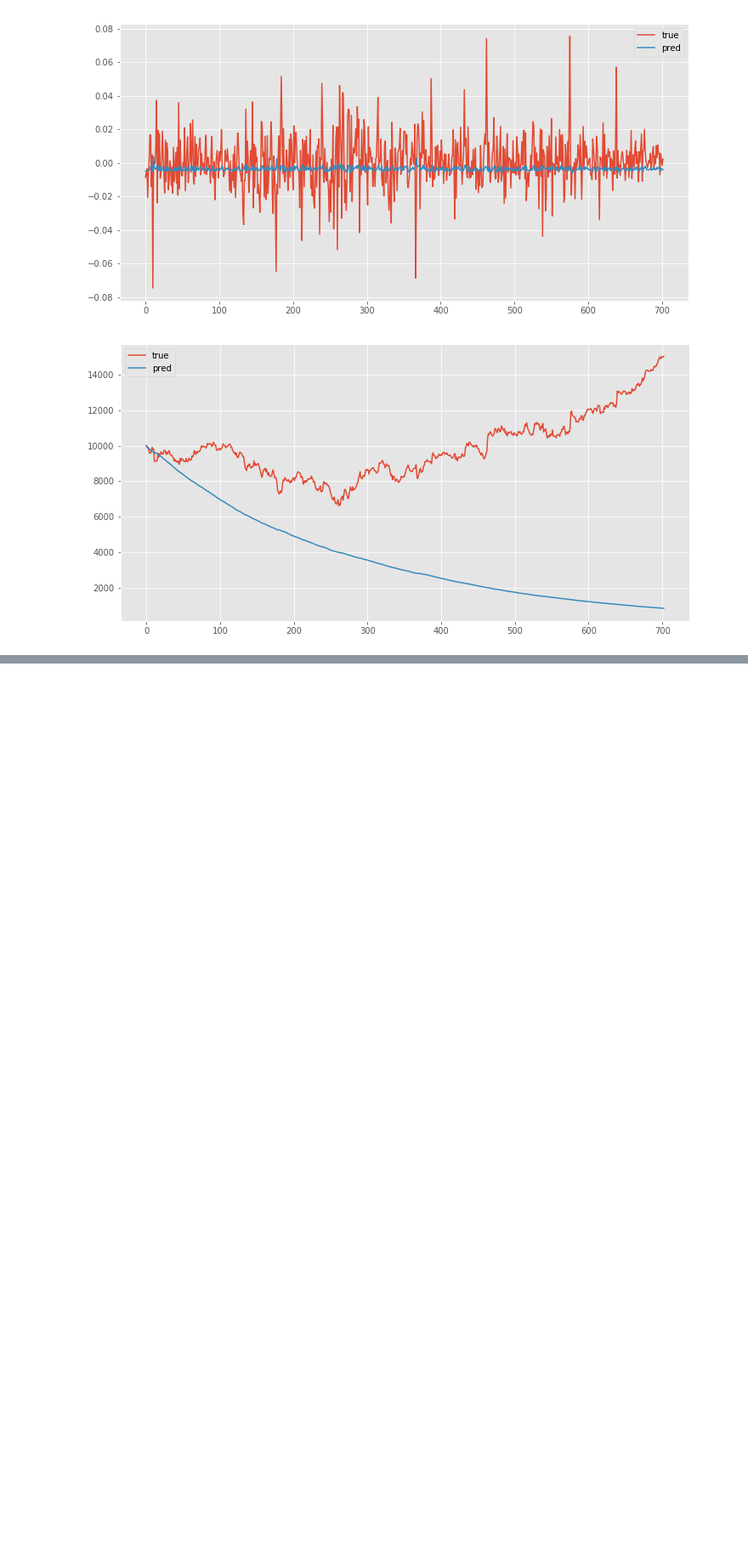
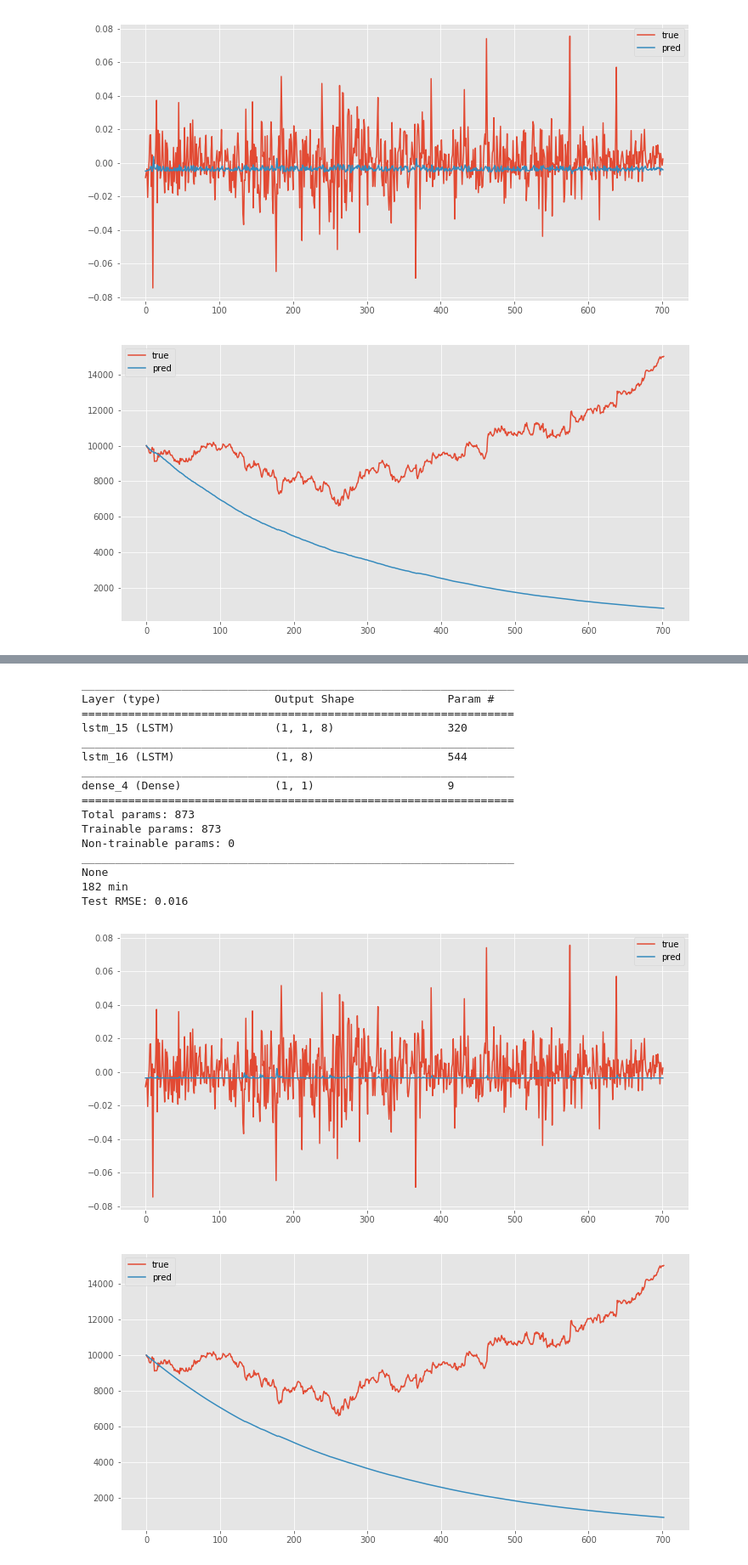
Before and after one commit to jaketimothy/timeseries-forecasting, a Jupyter notebook: LSTM Regressor.ipynb, the cells around one changed output, grey strips where cells are left out. Shown at 85% size. Cells and saved outputs as stored; diff of their text form; code cells hidden in the pictures; blank space fills up the shorter version.

```diff
--- a/LSTM Regressor.ipynb
+++ b/LSTM Regressor.ipynb
@@ -166,0 +196,23 @@ Test RMSE: 0.016
+# %%
+np.random.seed(seed)
+
+test_lstm_architecture([8, 8])
+# %% [output]
+_________________________________________________________________
+Layer (type)                 Output Shape              Param #
+=================================================================
+lstm_15 (LSTM)               (1, 1, 8)                 320
+_________________________________________________________________
+lstm_16 (LSTM)               (1, 8)                    544
+_________________________________________________________________
+dense_4 (Dense)              (1, 1)                    9
+=================================================================
+Total params: 873
+Trainable params: 873
+Non-trainable params: 0
+_________________________________________________________________
+None
+182 min
+Test RMSE: 0.016
+[figure, added]
+[figure, added]
```
Also changed, not shown: parts of 5 cells of this notebook.
